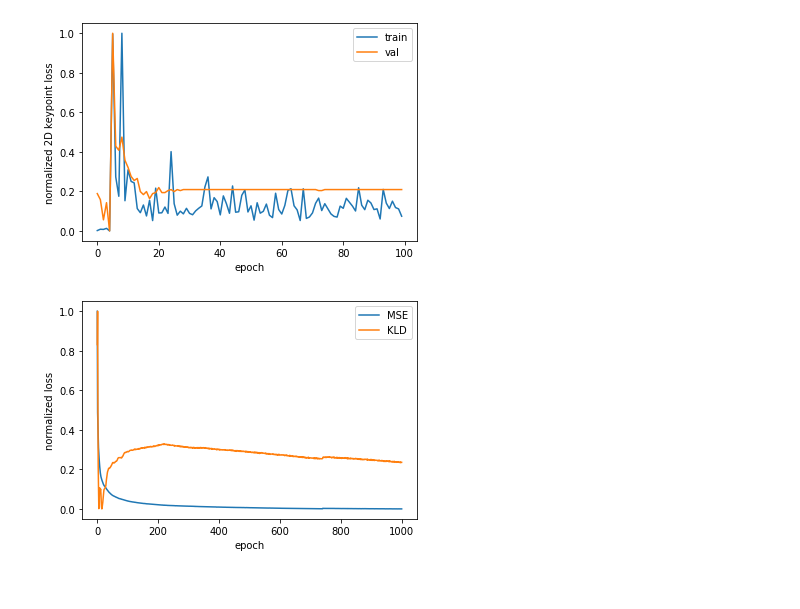
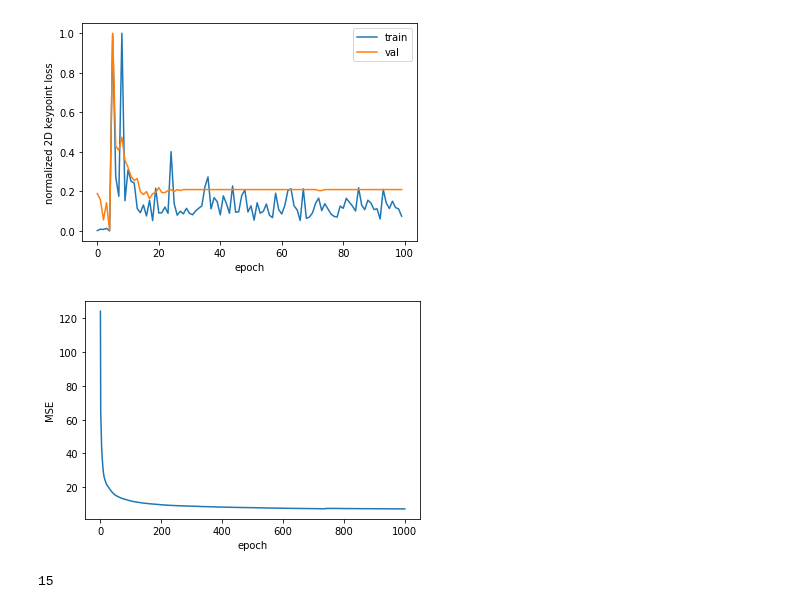
Before and after one commit to 2food/APEC, a Jupyter notebook: meva.ipynb, the cells around one changed output. Saved outputs shown, nothing was run; the diff lists cells and outputs as text; code cells hidden in the pictures.

```diff
--- a/meva.ipynb
+++ b/meva.ipynb
@@ -361,11 +400,13 @@ def vae_losses(in_file):
 in_file = '/home/tormod/cluster/APEC/results/meva/apec_vae_rec_1/log/log.txt'
 mse, mse_rt, kld = vae_losses(in_file)
 # %%
-plt.plot((mse-mse.min())/(mse-mse.min()).max())
-plt.plot((kld-kld.min())/(kld-kld.min()).max())
-plt.legend(('MSE', 'KLD'))
-plt.ylabel('normalized loss')
+plt.plot(mse)
+plt.ylabel('MSE')
 plt.xlabel('epoch')
-plt.savefig('vae30-loss.png', bbox_inches='tight', dpi=100)
+plt.savefig('vae30-mse.png', bbox_inches='tight', dpi=100)
 # %% [output]
-[figure, old version]
+[figure, new version]
+# %%
+kld.argmin()
+# %% [output]
+15
```
Also changed, not shown: parts of 21 cells of this notebook, 5 other files.
